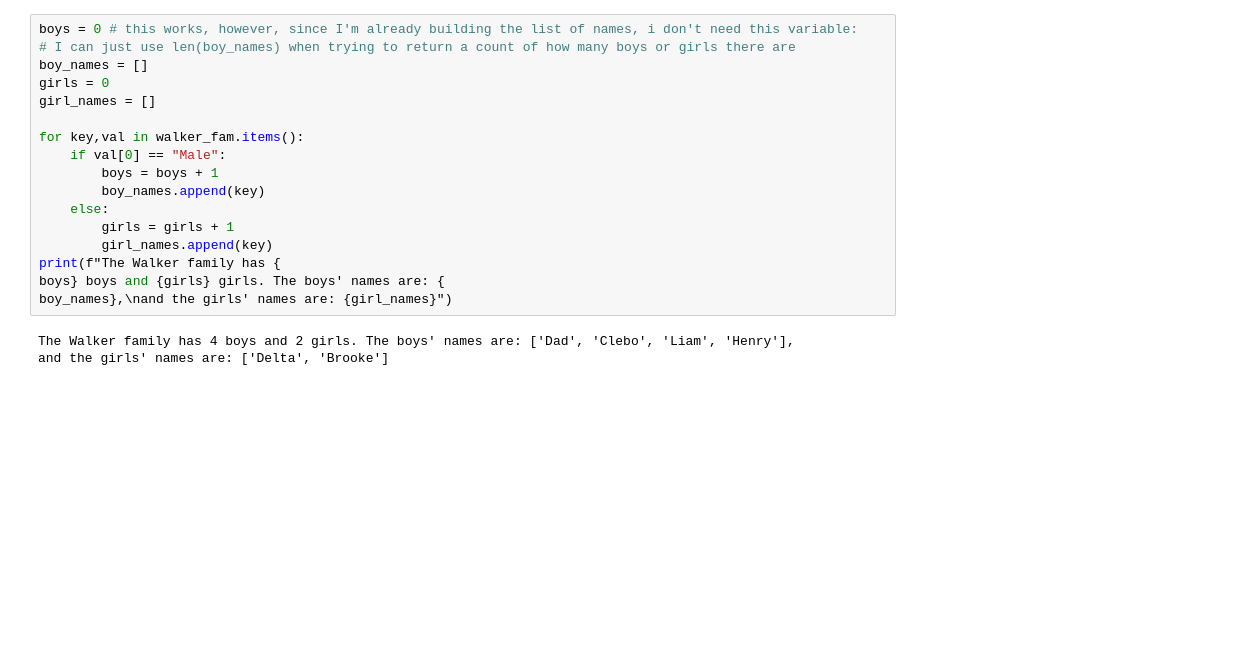
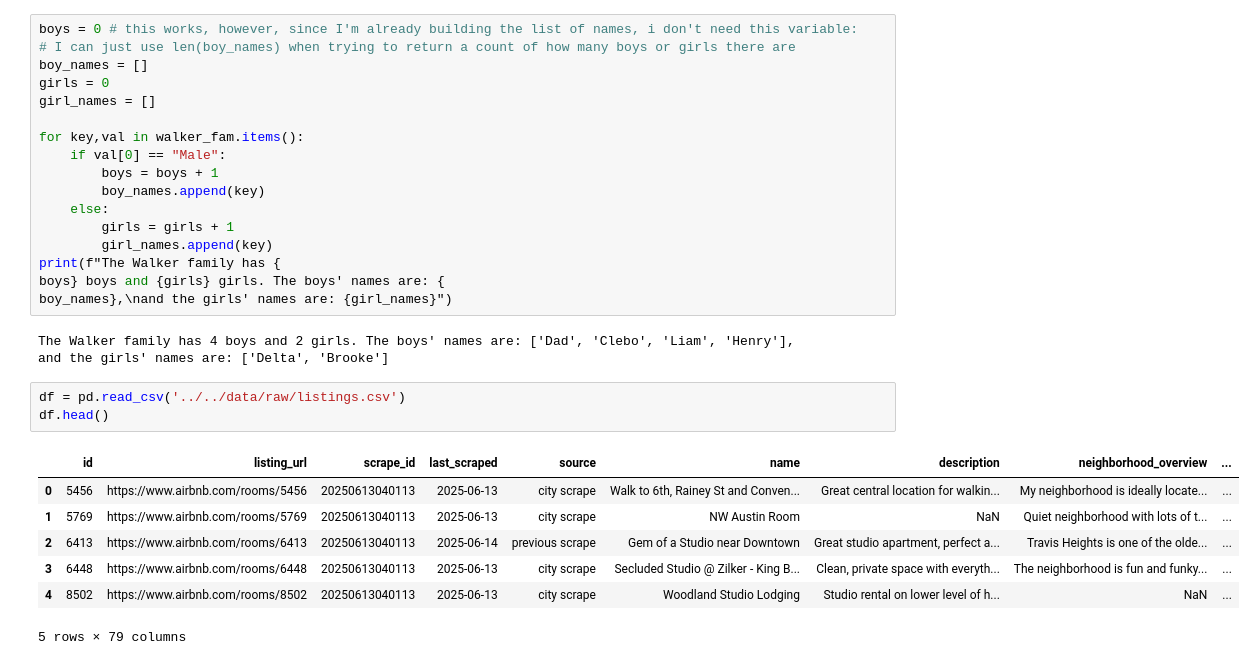
Before and after one commit to cleburn/my-dojo, a Jupyter notebook: notebooks/code_kata/12-4-25.ipynb, the cells around one changed output. Cells and saved outputs as stored; diff of their text form; blank space fills up the shorter version.

```diff
--- a/notebooks/code_kata/12-4-25.ipynb
+++ b/notebooks/code_kata/12-4-25.ipynb
@@ -128,3 +128,14 @@ boy_names},\nand the girls' names are: {girl_names}")
 # %% [output]
 The Walker family has 4 boys and 2 girls. The boys' names are: ['Dad', 'Clebo', 'Liam', 'Henry'],
 and the girls' names are: ['Delta', 'Brooke']
+# %%
+df = pd.read_csv('../../data/raw/listings.csv')
+df.head()
+# %% [output]
+|  | id | listing_url | scrape_id | last_scraped | source | name | description | neighborhood_overview | ... |
+| 0 | 5456 | https://www.airbnb.com/rooms/5456 | 20250613040113 | 2025-06-13 | city scrape | Walk to 6th, Rainey St and Conven... | Great central location for walkin... | My neighborhood is ideally locate... | ... |
+| 1 | 5769 | https://www.airbnb.com/rooms/5769 | 20250613040113 | 2025-06-13 | city scrape | NW Austin Room | NaN | Quiet neighborhood with lots of t... | ... |
+| 2 | 6413 | https://www.airbnb.com/rooms/6413 | 20250613040113 | 2025-06-14 | previous scrape | Gem of a Studio near Downtown | Great studio apartment, perfect a... | Travis Heights is one of the olde... | ... |
+| 3 | 6448 | https://www.airbnb.com/rooms/6448 | 20250613040113 | 2025-06-13 | city scrape | Secluded Studio @ Zilker - King B... | Clean, private space with everyth... | The neighborhood is fun and funky... | ... |
+| 4 | 8502 | https://www.airbnb.com/rooms/8502 | 20250613040113 | 2025-06-13 | city scrape | Woodland Studio Lodging | Studio rental on lower level of h... | NaN | ... |
+5 rows × 79 columns
```
Also changed, not shown: parts of 11 cells of this notebook, 1 other file.
